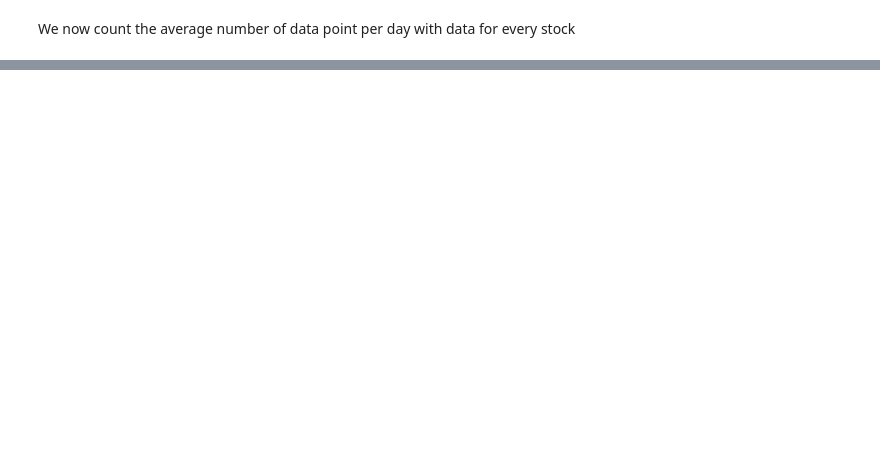
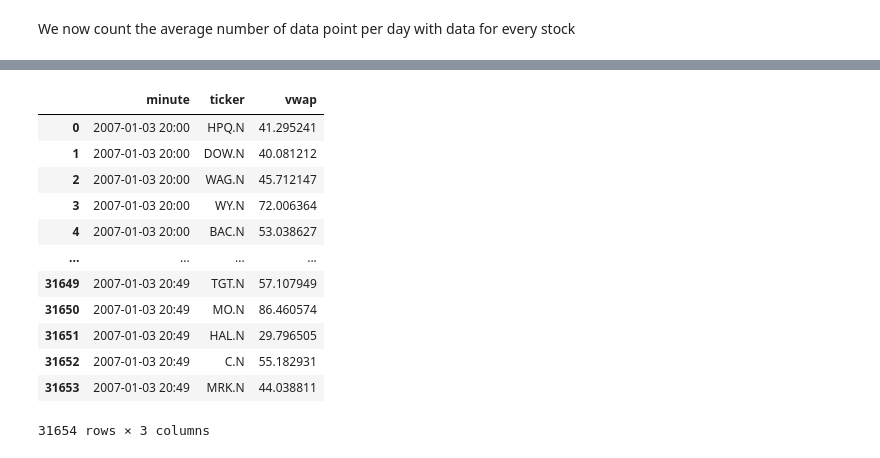
Before and after one commit to chgendreau/market-states-trading-strategy, a Jupyter notebook: data_observation.ipynb, the cells around one changed output, grey strips where cells are left out. Saved outputs shown, nothing was run; the diff lists cells and outputs as text; code cells hidden in the pictures; blank space fills up the shorter version.

```diff
--- a/data_observation.ipynb
+++ b/data_observation.ipynb
@@ -125,0 +278,17 @@ Length: 82, dtype: float64
+# %%
+df = pd.read_parquet("E:/FinancialData/sp100_2004-8/clean/vwap/trade/test_bin/2007-01-03-to-2007-01-03-vwap-trade-1min.parquet")
+df
+# %% [output]
+|  | minute | ticker | vwap |
+| 0 | 2007-01-03 20:00 | HPQ.N | 41.295241 |
+| 1 | 2007-01-03 20:00 | DOW.N | 40.081212 |
+| 2 | 2007-01-03 20:00 | WAG.N | 45.712147 |
+| 3 | 2007-01-03 20:00 | WY.N | 72.006364 |
+| 4 | 2007-01-03 20:00 | BAC.N | 53.038627 |
+| ... | ... | ... | ... |
+| 31649 | 2007-01-03 20:49 | TGT.N | 57.107949 |
+| 31650 | 2007-01-03 20:49 | MO.N | 86.460574 |
+| 31651 | 2007-01-03 20:49 | HAL.N | 29.796505 |
+| 31652 | 2007-01-03 20:49 | C.N | 55.182931 |
+| 31653 | 2007-01-03 20:49 | MRK.N | 44.038811 |
+31654 rows × 3 columns
```
Also changed, not shown: parts of 20 cells of this notebook, 4 other files.
